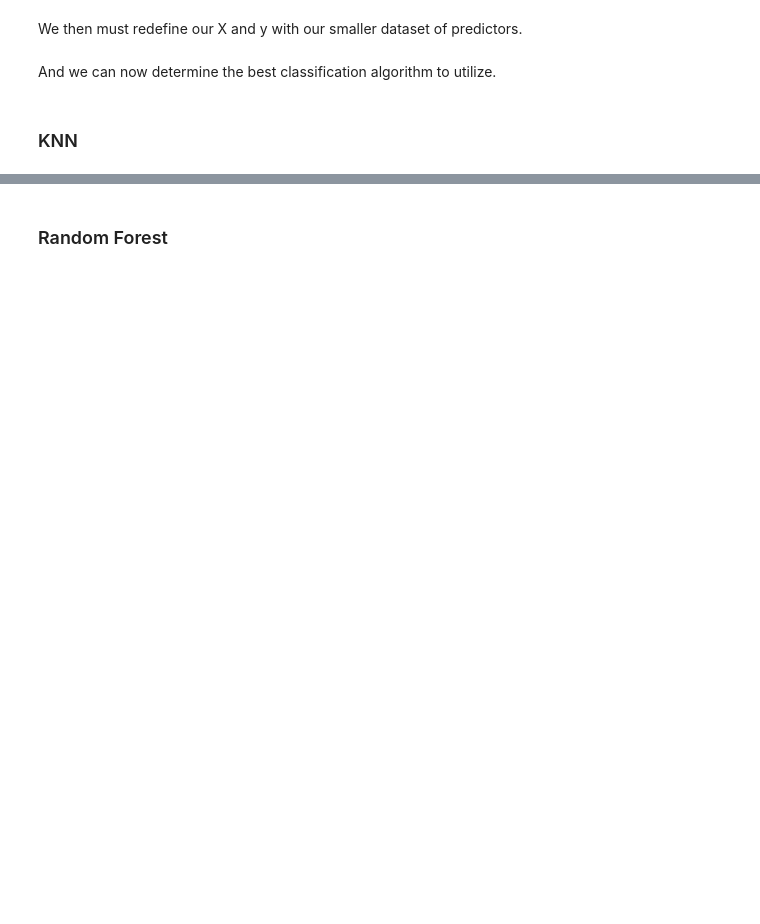
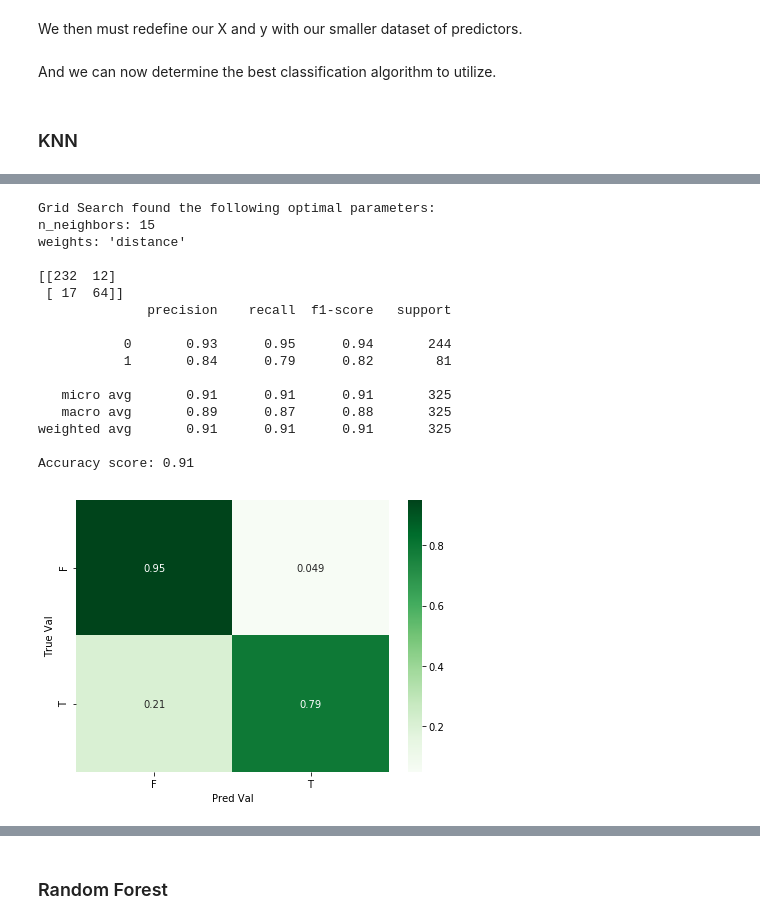
Before and after one commit to zapatos24/The_Minority_Math_Problem, a Jupyter notebook: final_notebook.ipynb, the cells around one changed output, grey strips where cells are left out. Cells and saved outputs as stored; diff of their text form; code cells hidden in the pictures; blank space fills up the shorter version.

```diff
--- a/final_notebook.ipynb
+++ b/final_notebook.ipynb
@@ -412,3 +412,31 @@ X = StandardScaler().fit_transform(X.astype({'Grade_range': 'float64'}))
 X_train, X_test, y_train, y_test = train_test_split(X,y, test_size = 0.3)
 # %% [markdown]
 And we can now determine the best classification algorithm to utilize.
+# %%
+def grid_search_classifier(clf, param_grid, scoring):
+    grid_clf = GridSearchCV(clf, param_grid, scoring='f1_weighted')
+    grid_clf.fit(X_train, y_train)
+
+    best_parameters = grid_clf.best_params_
+
+    print("Grid Search found the following optimal parameters: ")
+    for param_name in sorted(best_parameters.keys()):
+        print("%s: %r" % (param_name, best_parameters[param_name]))
+
+    y_pred = grid_clf.predict(X_test)
+
+    print()
+    print(confusion_matrix(y_test, y_pred))
+    print(classification_report(y_test, y_pred))
+    print('Accuracy score:', round(accuracy_score(y_test, y_pred),2))
+
+    cm = confusion_matrix(y_test, y_pred)
+    df_cm = pd.DataFrame(cm.astype('float') / cm.sum(axis=1)[:, np.newaxis],
+                         index =['F','T'],
+                         columns=['F','T'])
+    plt.figure(figsize = (7,5))
+    sns.heatmap(df_cm, annot=True, cmap='Greens')
+    plt.xlabel('Pred Val')
+    plt.ylabel('True Val')
+    plt.show()
+    return grid_clf
@@ -465,0 +467,20 @@ Accuracy score: 0.92
+# %%
+knn_grid_clf = grid_search_classifier(KNeighborsClassifier(), param_grid, 'f1_weighted')
+# %% [output]
+Grid Search found the following optimal parameters:
+n_neighbors: 15
+weights: 'distance'
+
+[[232  12]
+ [ 17  64]]
+              precision    recall  f1-score   support
+
+           0       0.93      0.95      0.94       244
+           1       0.84      0.79      0.82        81
+
+   micro avg       0.91      0.91      0.91       325
+   macro avg       0.89      0.87      0.88       325
+weighted avg       0.91      0.91      0.91       325
+
+Accuracy score: 0.91
+[figure, added]
```
Also changed, not shown: parts of 28 cells of this notebook.
